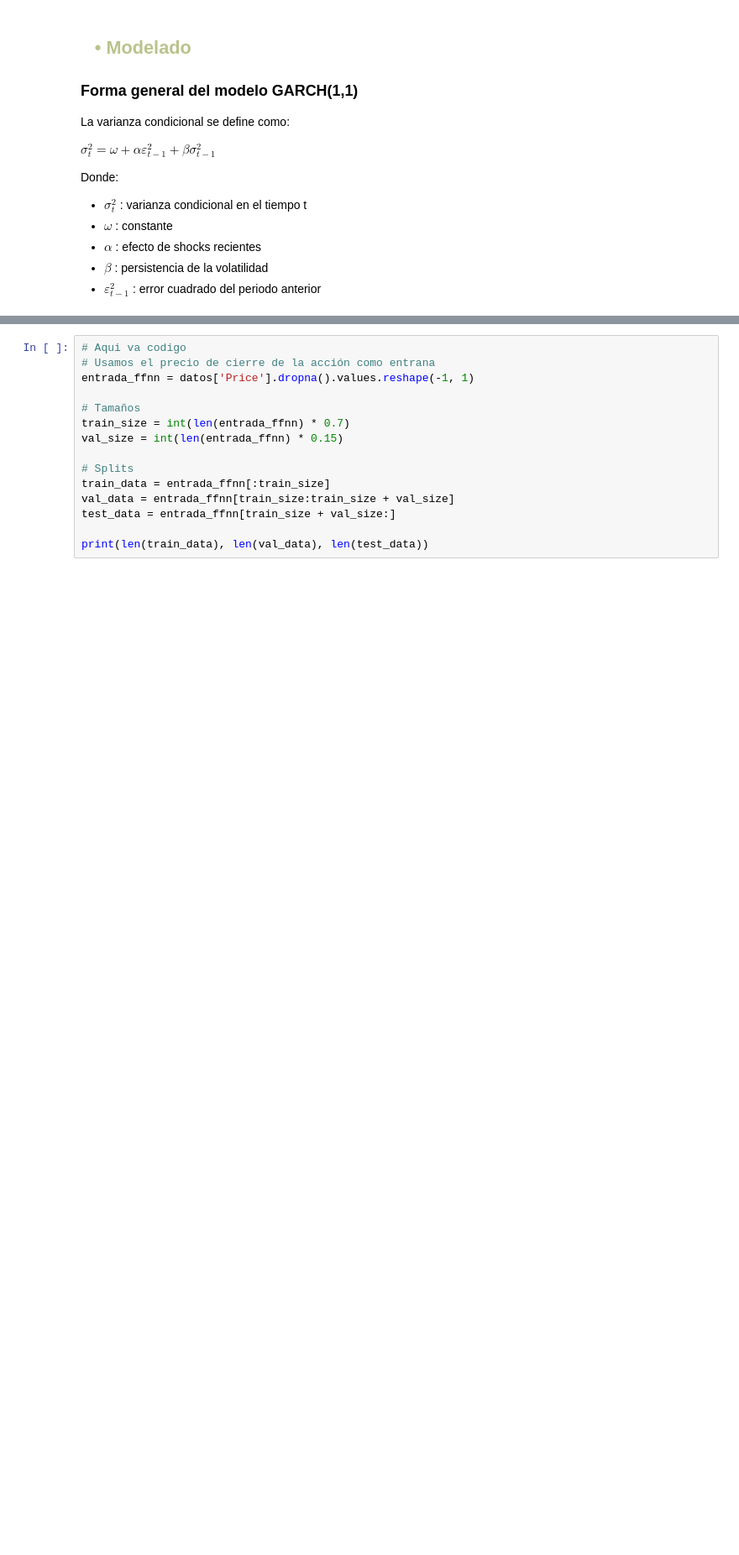
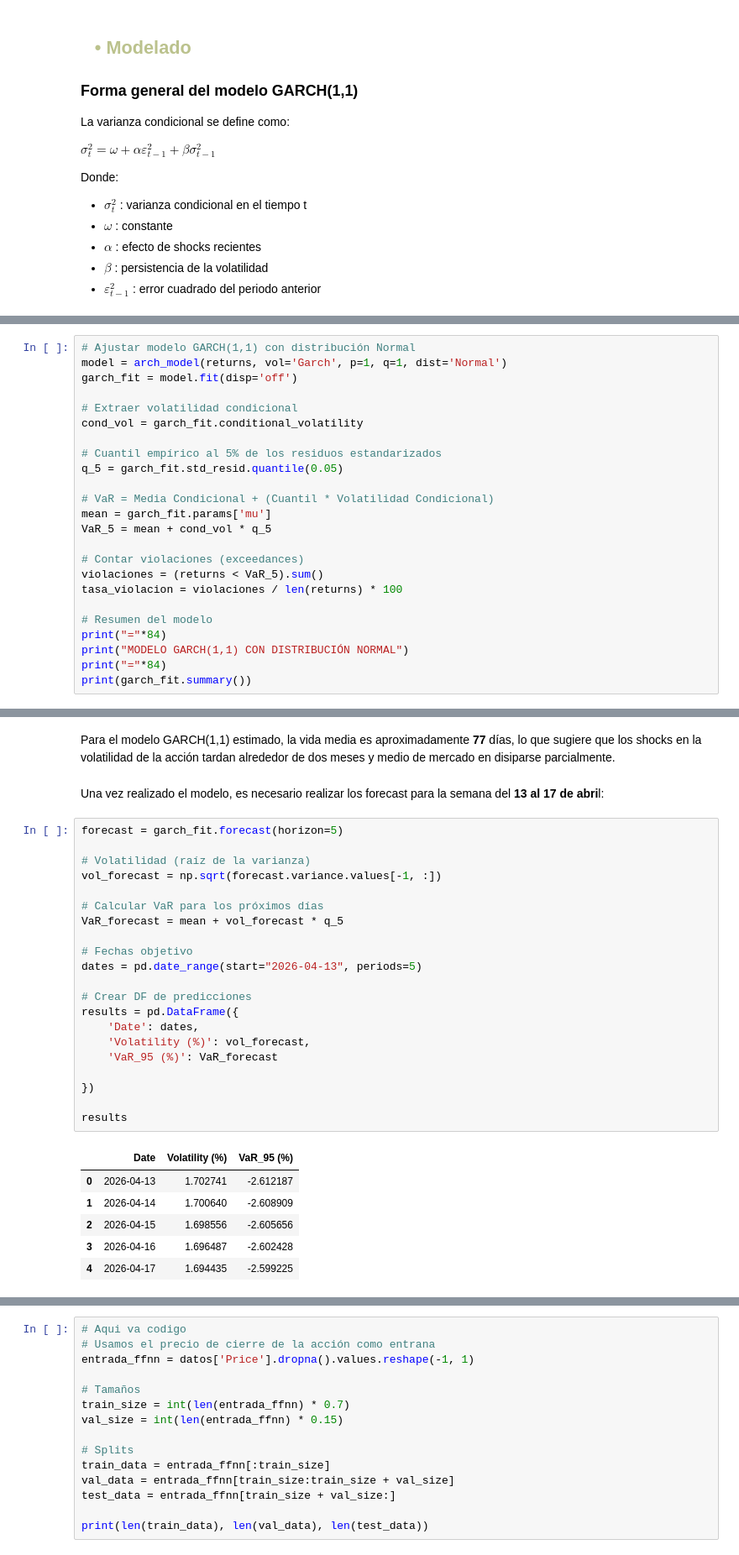
Before and after one commit to AissaBerenice/hybrid-risk-fnn-garch, a Jupyter notebook: fnn_garch.ipynb, the cells around one changed output, grey strips where cells are left out. Shown at 84% size. Cells and saved outputs as stored; diff of their text form; blank space fills up the shorter version.

Commit message:
[Feat]: Added GARCH and Forecast

```diff
--- a/fnn_garch.ipynb
+++ b/fnn_garch.ipynb
@@ -198,0 +218,24 @@ Donde:
+# %%
+# Ajustar modelo GARCH(1,1) con distribución Normal
+model = arch_model(returns, vol='Garch', p=1, q=1, dist='Normal')
+garch_fit = model.fit(disp='off')
+
+# Extraer volatilidad condicional
+cond_vol = garch_fit.conditional_volatility
+
+# Cuantil empírico al 5% de los residuos estandarizados
+q_5 = garch_fit.std_resid.quantile(0.05)
+
+# VaR = Media Condicional + (Cuantil * Volatilidad Condicional)
+mean = garch_fit.params['mu']
+VaR_5 = mean + cond_vol * q_5
+
+# Contar violaciones (exceedances)
+violaciones = (returns < VaR_5).sum()
+tasa_violacion = violaciones / len(returns) * 100
+
+# Resumen del modelo
+print("="*84)
+print("MODELO GARCH(1,1) CON DISTRIBUCIÓN NORMAL")
+print("="*84)
+print(garch_fit.summary())
@@ -198,0 +370,32 @@ Donde:
+# %% [markdown]
+Para el modelo GARCH(1,1) estimado, la vida media es aproximadamente **77** días, lo que sugiere que los shocks en la volatilidad de la acción tardan alrededor de dos meses y medio de mercado en disiparse parcialmente.
+# %% [markdown]
+Una vez realizado el modelo, es necesario realizar los forecast para la semana del **13 al 17 de abri**l:
+# %%
+forecast = garch_fit.forecast(horizon=5)
+
+# Volatilidad (raíz de la varianza)
+vol_forecast = np.sqrt(forecast.variance.values[-1, :])
+
+# Calcular VaR para los próximos días
+VaR_forecast = mean + vol_forecast * q_5
+
+# Fechas objetivo
+dates = pd.date_range(start="2026-04-13", periods=5)
+
+# Crear DF de predicciones
+results = pd.DataFrame({
+    'Date': dates,
+    'Volatility (%)': vol_forecast,
+    'VaR_95 (%)': VaR_forecast
+
+})
+
+results
+# %% [output]
+|  | Date | Volatility (%) | VaR_95 (%) |
+| 0 | 2026-04-13 | 1.702741 | -2.612187 |
+| 1 | 2026-04-14 | 1.700640 | -2.608909 |
+| 2 | 2026-04-15 | 1.698556 | -2.605656 |
+| 3 | 2026-04-16 | 1.696487 | -2.602428 |
+| 4 | 2026-04-17 | 1.694435 | -2.599225 |
```
Also changed, not shown: parts of 21 cells of this notebook, 2 other files.
